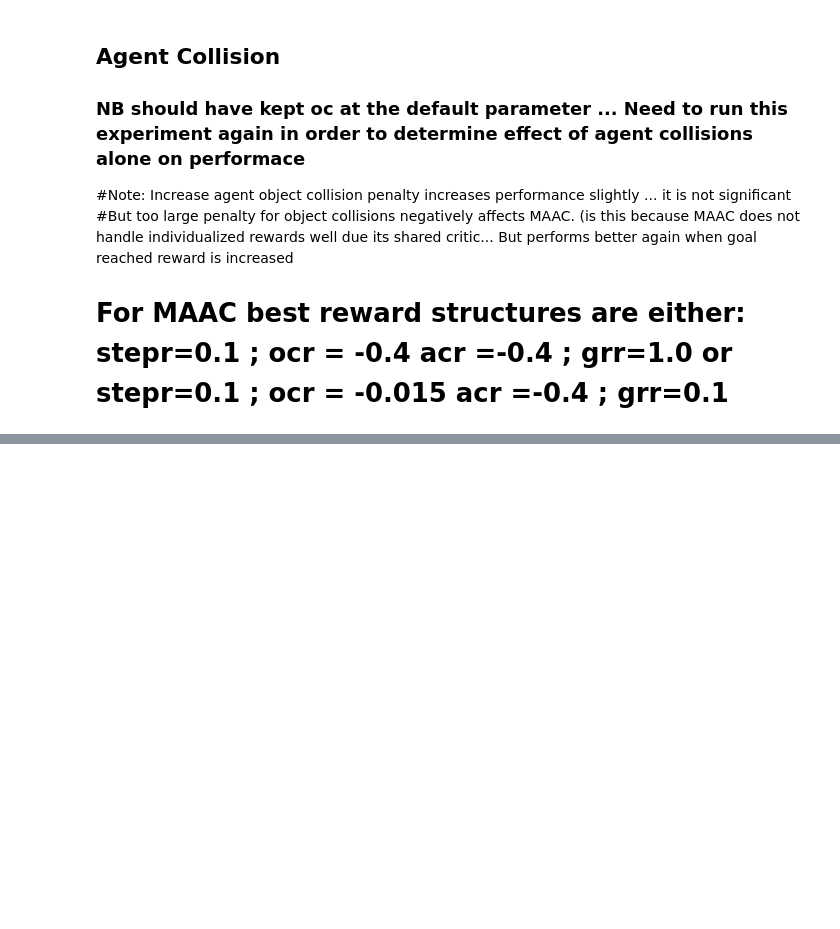
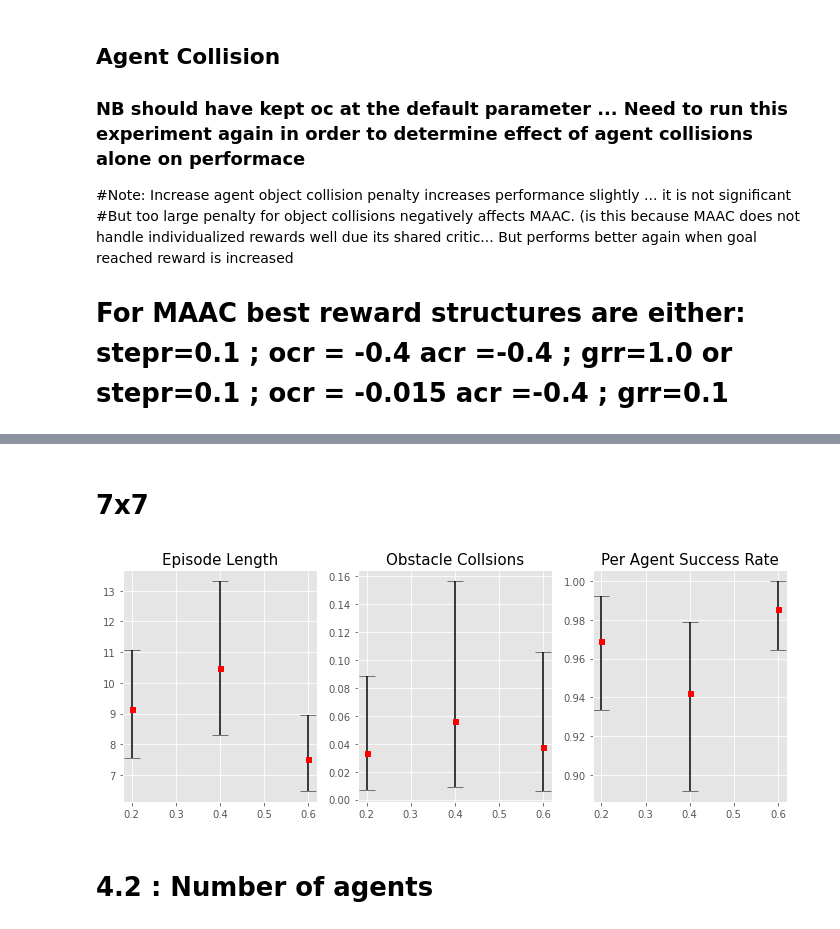
Before and after one commit to Jamesellis51015/Multi-Agent-Path-Finding-with-Reinforcement-Learning, a Jupyter notebook: Experiments/plots/Reward Structure.ipynb, the cells around one changed output, grey strips where cells are left out. Cells and saved outputs as stored; diff of their text form; code cells hidden in the pictures; blank space fills up the shorter version.

```diff
--- a/Experiments/plots/Reward Structure.ipynb
+++ b/Experiments/plots/Reward Structure.ipynb
@@ -624,0 +1027,8 @@ make_csv(table_data, where)
+# %% [markdown]
+# 7x7
+# %%
+marker = "objdensity"
+dat_filter_terms = ["primal7"]
+fig = temp_plt(all_data, marker, dat_filter_terms, fields_titles, last_data = 500, discard = 0.1, mode = 'mean')
+# %% [output]
+[figure, added]
@@ -624,0 +1038,2 @@ make_csv(table_data, where)
+# %% [markdown]
+# 4.2 : Number of agents
```
Also changed, not shown: parts of 46 cells of this notebook, 25 other files.
